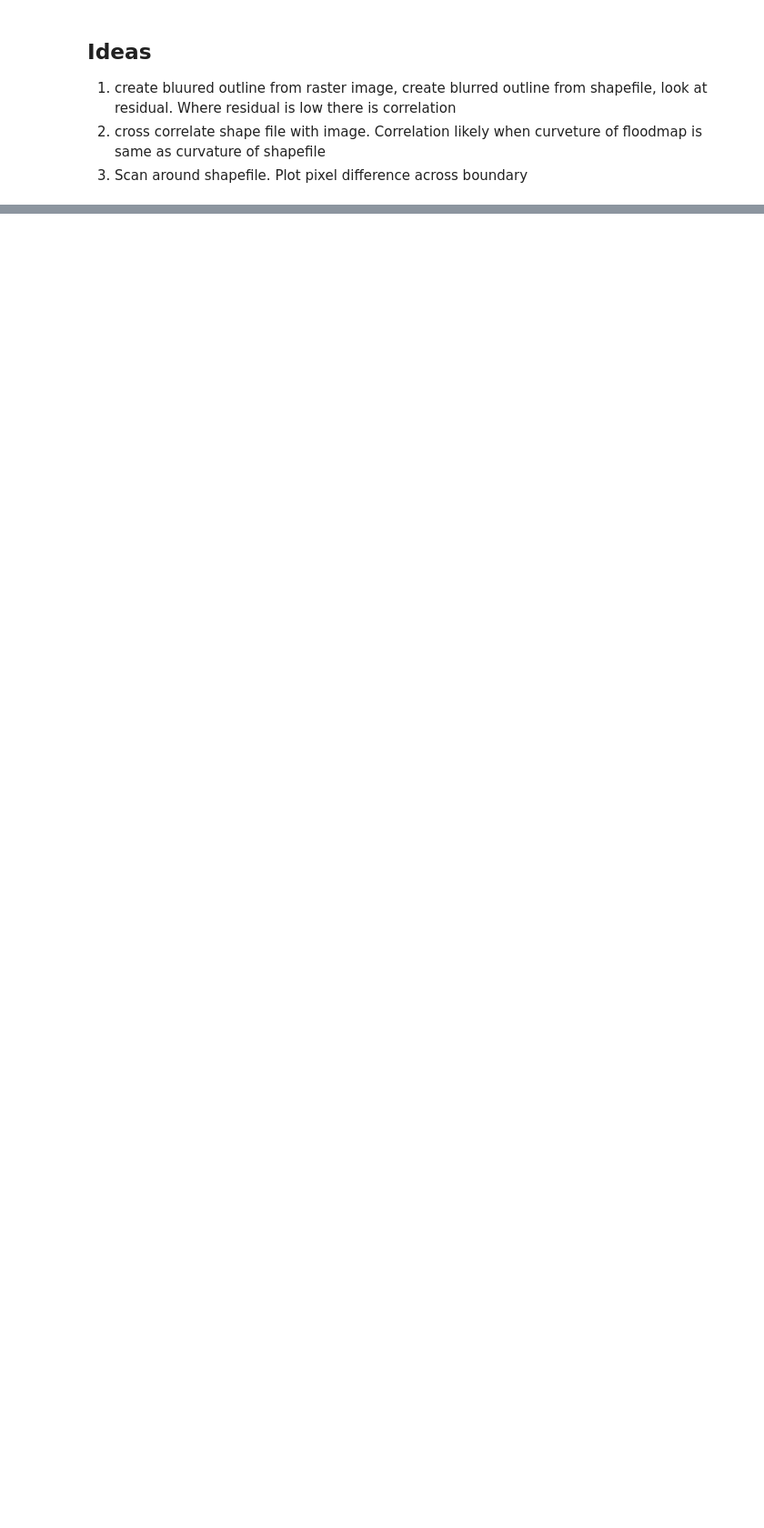
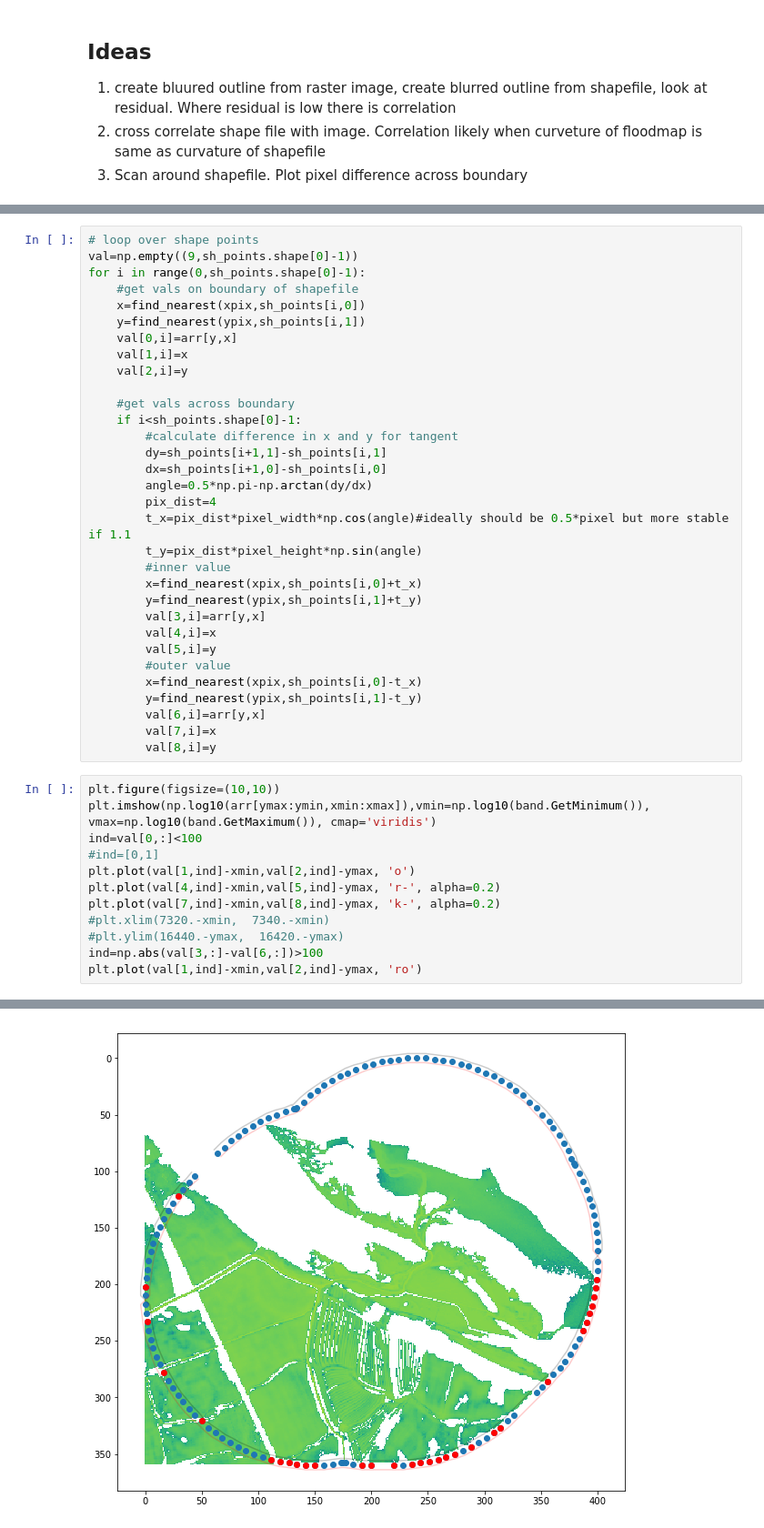
Before and after one commit to pdh21/Ambiental_C1, a Jupyter notebook: Data_Analysis.ipynb, the cells around one changed output, grey strips where cells are left out. Shown at 91% size. Cells and saved outputs as stored; diff of their text form; blank space fills up the shorter version.

```diff
--- a/Data_Analysis.ipynb
+++ b/Data_Analysis.ipynb
@@ -141,0 +169,45 @@ ax.add_collection(p)
+# %%
+# loop over shape points
+val=np.empty((9,sh_points.shape[0]-1))
+for i in range(0,sh_points.shape[0]-1):
+    #get vals on boundary of shapefile
+    x=find_nearest(xpix,sh_points[i,0])
+    y=find_nearest(ypix,sh_points[i,1])
+    val[0,i]=arr[y,x]
+    val[1,i]=x
+    val[2,i]=y
+
+    #get vals across boundary
+    if i<sh_points.shape[0]-1:
+        #calculate difference in x and y for tangent
+        dy=sh_points[i+1,1]-sh_points[i,1]
+        dx=sh_points[i+1,0]-sh_points[i,0]
+        angle=0.5*np.pi-np.arctan(dy/dx)
+        pix_dist=4
+        t_x=pix_dist*pixel_width*np.cos(angle)#ideally should be 0.5*pixel but more stable if 1.1
+        t_y=pix_dist*pixel_height*np.sin(angle)
+        #inner value
+        x=find_nearest(xpix,sh_points[i,0]+t_x)
+        y=find_nearest(ypix,sh_points[i,1]+t_y)
+        val[3,i]=arr[y,x]
+        val[4,i]=x
+        val[5,i]=y
+        #outer value
+        x=find_nearest(xpix,sh_points[i,0]-t_x)
+        y=find_nearest(ypix,sh_points[i,1]-t_y)
+        val[6,i]=arr[y,x]
+        val[7,i]=x
+        val[8,i]=y
+# %%
+plt.figure(figsize=(10,10))
+plt.imshow(np.log10(arr[ymax:ymin,xmin:xmax]),vmin=np.log10(band.GetMinimum()), vmax=np.log10(band.GetMaximum()), cmap='viridis')
+ind=val[0,:]<100
+#ind=[0,1]
+plt.plot(val[1,ind]-xmin,val[2,ind]-ymax, 'o')
+plt.plot(val[4,ind]-xmin,val[5,ind]-ymax, 'r-', alpha=0.2)
+plt.plot(val[7,ind]-xmin,val[8,ind]-ymax, 'k-', alpha=0.2)
+#plt.xlim(7320.-xmin,  7340.-xmin)
+#plt.ylim(16440.-ymax,  16420.-ymax)
+ind=np.abs(val[3,:]-val[6,:])>100
+plt.plot(val[1,ind]-xmin,val[2,ind]-ymax, 'ro')
+# %% [output]
@@ -141,0 +215 @@ ax.add_collection(p)
+[figure, added]
```
Also changed, not shown: parts of 56 cells of this notebook.
